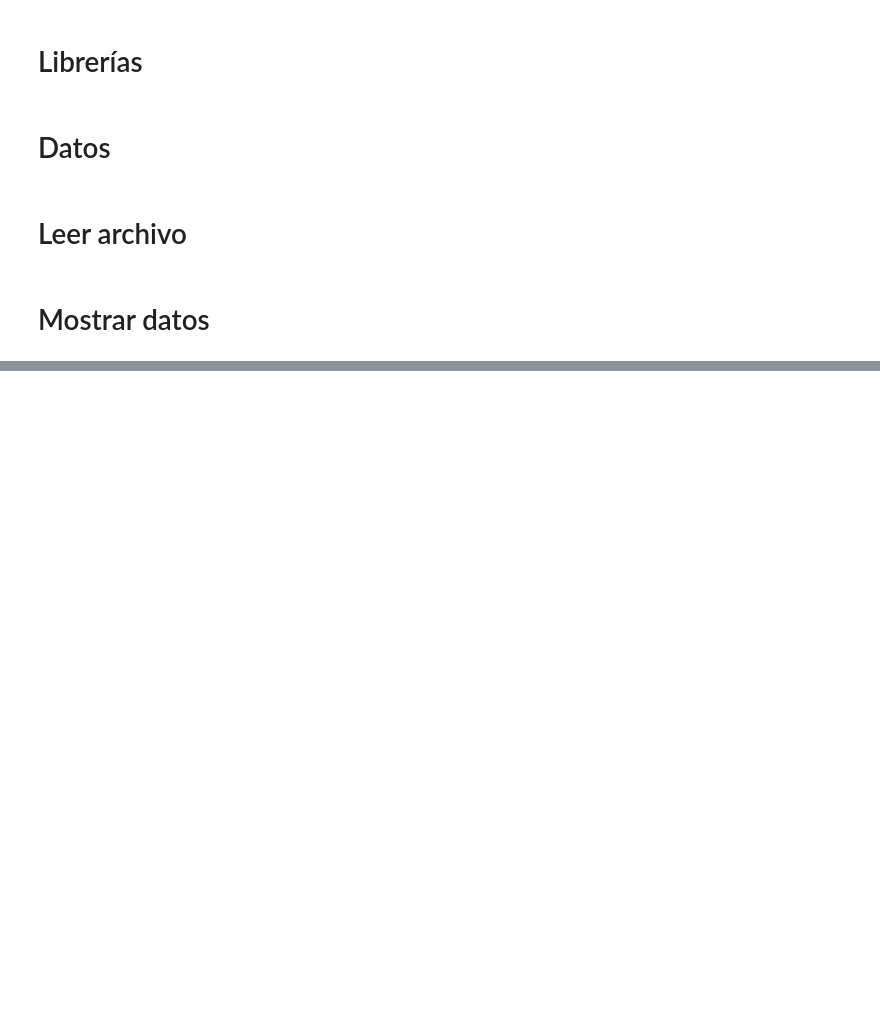
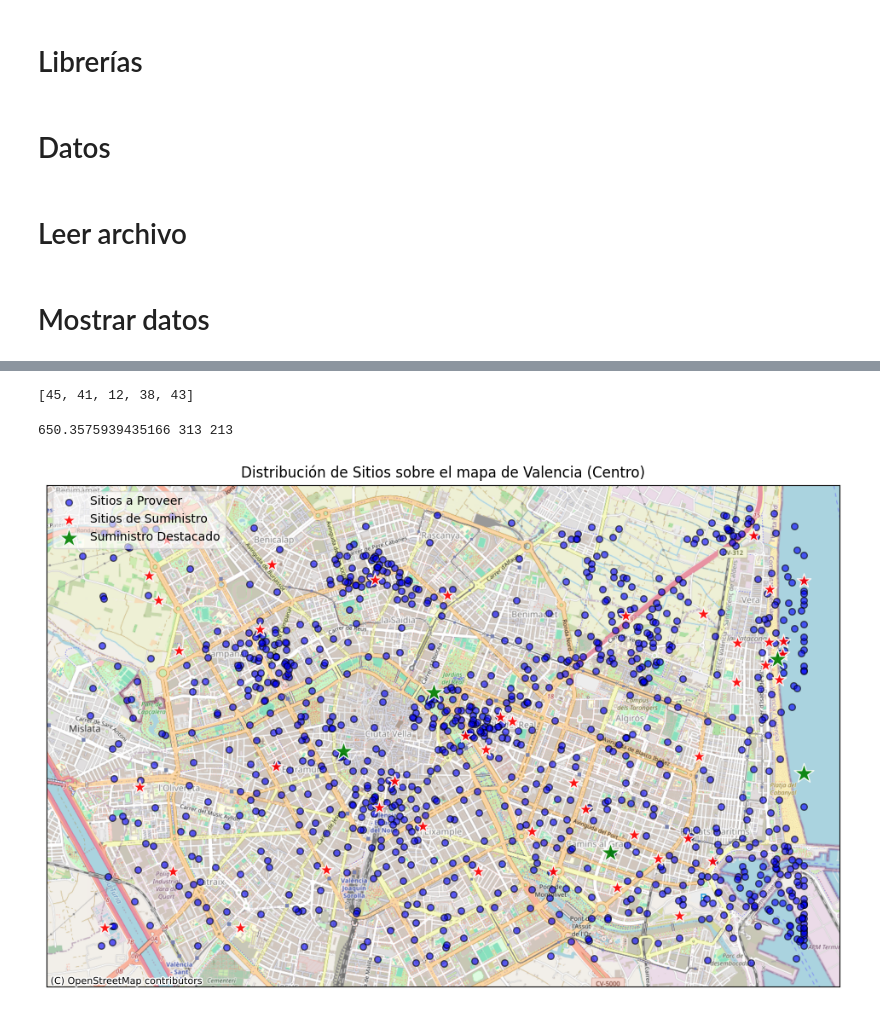
Before and after one commit to Manumrm8/TFM_optimization, a Jupyter notebook: visualization.ipynb, the cells around one changed output, grey strips where cells are left out. Drawn from its saved outputs; the diff is of its cells as text; code cells hidden in the pictures; blank space fills up the shorter version.

```diff
--- a/visualization.ipynb
+++ b/visualization.ipynb
@@ -123,0 +107,5 @@ fig.show()
+# %%
+valencia_bounds = {
+    'lon_min': -0.42, 'lon_max': -0.32,
+    'lat_min': 39.45, 'lat_max': 39.50
+}
@@ -123,0 +114,5 @@ fig.show()
+# %%
+indices_a_destacar=random.sample(range(m), 5)
+print(indices_a_destacar)
+# %% [output]
+[45, 41, 12, 38, 43]
@@ -123,0 +126,52 @@ fig.show()
+# %%
+print(f1,f2,f3)
+# %% [output]
+650.3575939435166 313 213
+# %%
+
+
+# Conversión de coordenadas para ambos dataframes
+df_sitios_a_proveer['lon'] = np.interp(df_sitios_a_proveer['x'], (0, 1400), (valencia_bounds['lon_min'], valencia_bounds['lon_max']))
+df_sitios_a_proveer['lat'] = np.interp(df_sitios_a_proveer['y'], (0, 1000), (valencia_bounds['lat_min'], valencia_bounds['lat_max']))
+
+df_sitios_de_suministro['lon'] = np.interp(df_sitios_de_suministro['x'], (0, 1400), (valencia_bounds['lon_min'], valencia_bounds['lon_max']))
+df_sitios_de_suministro['lat'] = np.interp(df_sitios_de_suministro['y'], (0, 1000), (valencia_bounds['lat_min'], valencia_bounds['lat_max']))
+
+# Creación de GeoDataFrames
+gdf_proveer = gpd.GeoDataFrame(
+    df_sitios_a_proveer,
+    geometry=gpd.points_from_xy(df_sitios_a_proveer.lon, df_sitios_a_proveer.lat),
+    crs="EPSG:4326"
+)
+gdf_suministro = gpd.GeoDataFrame(
+    df_sitios_de_suministro,
+    geometry=gpd.points_from_xy(df_sitios_de_suministro.lon, df_sitios_de_suministro.lat),
+    crs="EPSG:4326"
+)
+
+# Proyección a Web Mercator
+gdf_proveer_web = gdf_proveer.to_crs(epsg=3857)
+gdf_suministro_web = gdf_suministro.to_crs(epsg=3857)
+
+# 2. Crea dos nuevos GeoDataFrames: uno con los puntos a destacar y otro con el resto.
+gdf_suministro_destacados = gdf_suministro_web.loc[indices_a_destacar]
+gdf_suministro_normales = gdf_suministro_web.drop(indices_a_destacar)
+
+fig, ax = plt.subplots(figsize=(12, 10))
+
+
+gdf_proveer_web.plot(ax=ax, color='blue', label='Sitios a Proveer', alpha=0.6, marker='o', markersize=30, edgecolor='black')
+gdf_suministro_normales.plot(ax=ax, color='red', label='Sitios de Suministro', alpha=0.9, marker='*', markersize=150, edgecolor='white')
+gdf_suministro_destacados.plot(ax=ax, color='green', label='Suministro Destacado', alpha=0.9, marker='*', markersize=300, edgecolor='white')
+
+# Configuración del gráfico
+ax.set_title('Distribución de Sitios sobre el mapa de Valencia (Centro)')
+ax.legend(loc='upper left', framealpha=0.6)
+ctx.add_basemap(ax, source=ctx.providers.OpenStreetMap.Mapnik, zoom=14)
+ax.set_xticks([])
+ax.set_yticks([])
+
+# Mostrar el gráfico
+plt.show()
+# %% [output]
+[figure, added]
```
Also changed, not shown: parts of 15 cells of this notebook, 5 other files.
